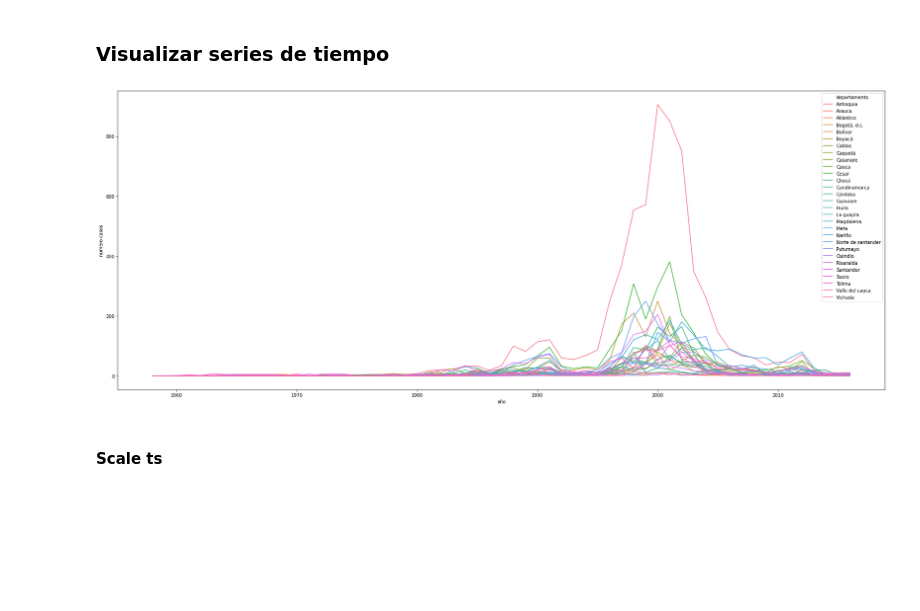
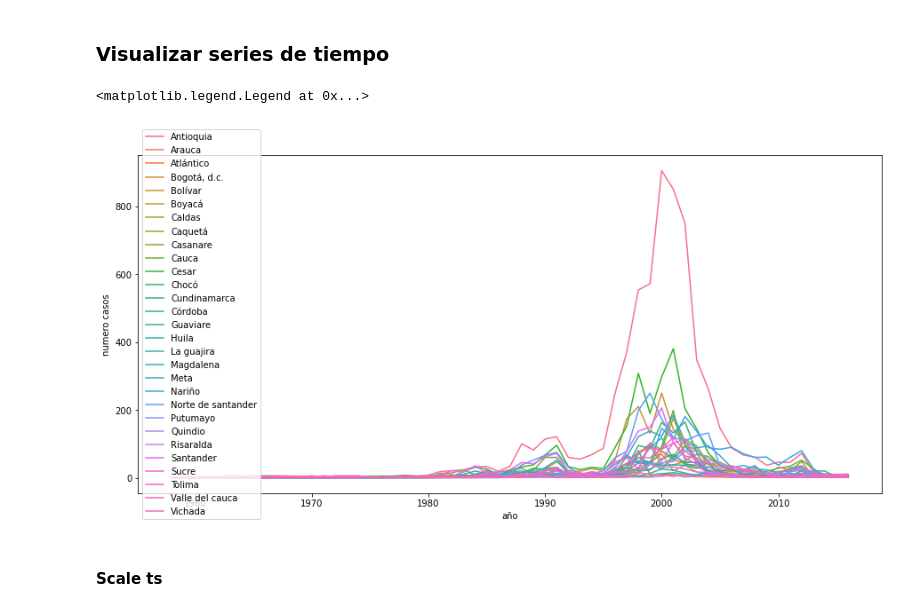
Before and after one commit to Meme-Science/DS-Project, a Jupyter notebook: Clustering/time_series_clustering.ipynb, the cells around one changed output. Cells and saved outputs as stored; diff of their text form; code cells hidden in the pictures; blank space fills up the shorter version.

```diff
--- a/Clustering/time_series_clustering.ipynb
+++ b/Clustering/time_series_clustering.ipynb
@@ -130,23 +130,25 @@ labels = ts_series.to_frame().index.to_list()
 # %%
 import seaborn as sns
 temp = complete_df.groupby('DEPTO_CASO').agg(list)['casos'].to_frame()
 
 unnested_ts_data = []
 unnested_ts_columns = ['departamento', 'año', 'numero casos']
 
 for label in labels:
     year = 1958
     for point in temp.loc[label]['casos']:
         unnested_ts_data.append([label, year, point])
         year += 1
 
 ts_df = pd.DataFrame(unnested_ts_data, columns=unnested_ts_columns)
 
-dims = (30, 12)
+dims = (15, 7)
 fig, ax = plt.subplots(figsize=dims)
 sns.lineplot(ax=ax, data=ts_df, x='año' , y='numero casos', hue='departamento');
+ax.legend(loc='center left')
 # %% [output]
+<matplotlib.legend.Legend at 0x...>
-[figure, old version]
+[figure, new version]
 # %% [markdown]
 #### Scale ts
 # %%
```
Also changed, not shown: parts of 13 cells of this notebook.
